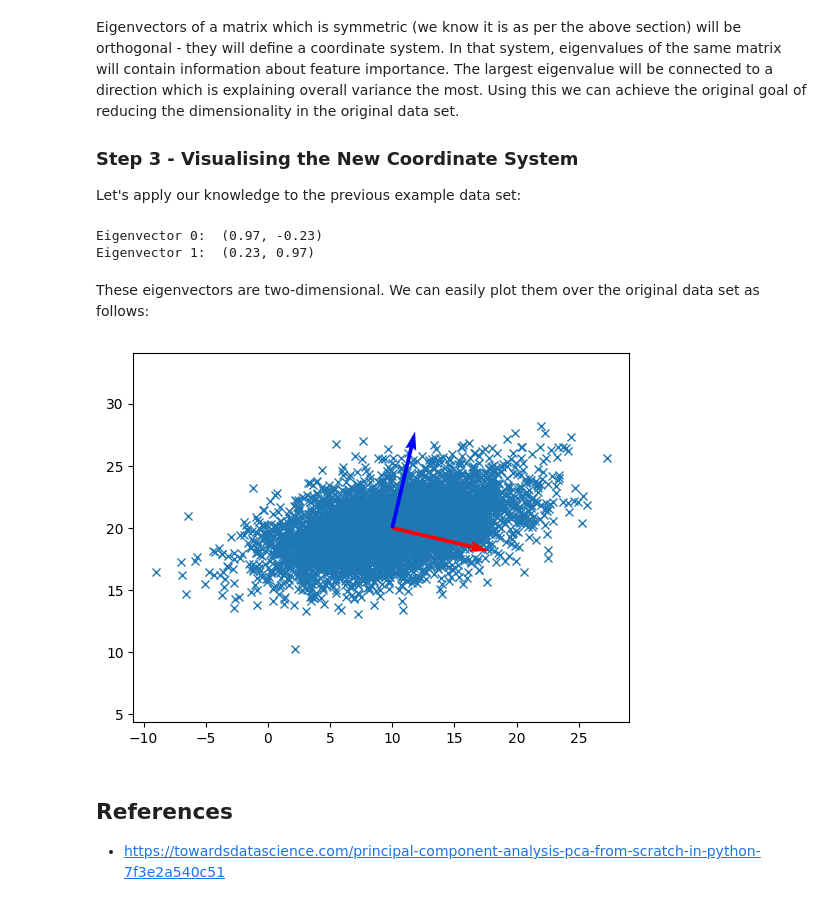
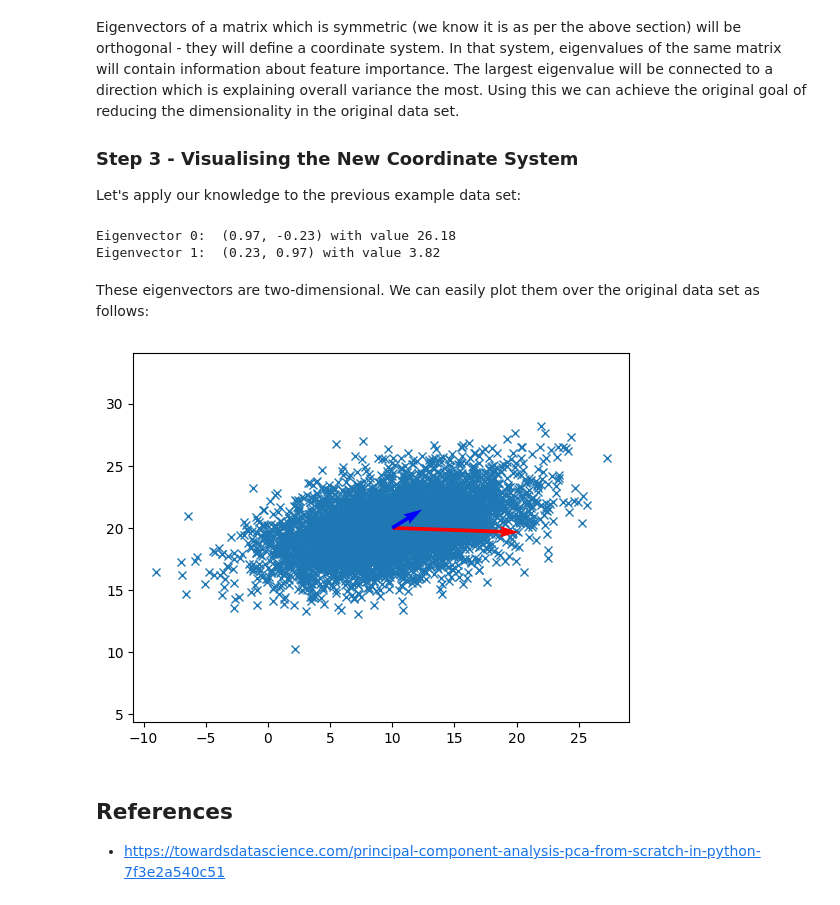
Before and after one commit to Staneesh/efi-pca, a Jupyter notebook: pca.ipynb, the cells around one changed output. Saved outputs shown, nothing was run; the diff lists cells and outputs as text; code cells hidden in the pictures.

```diff
--- a/pca.ipynb
+++ b/pca.ipynb
@@ -76,22 +76,24 @@ def print_vector(v):
     return( "({}, {})" ).format(round(v[ 0 ], 2), round(v[ 1 ], 2))
 # %%
 # Eigenvectors obtained through the decomposition:
-for i, vector in enumerate( vectors ):
-    print( f"Eigenvector {i}:\t{print_vector(vector)}" ) # Using the small helper function defined above
+for i, v in enumerate(zip( vectors, values )):
+    # Using the small helper function defined above
+    print( f"Eigenvector {i}:\t{print_vector(v[ 0 ])} with value {round(v[ 1 ], 2)}" )
 # %% [output]
-Eigenvector 0:  (0.97, -0.23)
-Eigenvector 1:  (0.23, 0.97)
+Eigenvector 0:  (0.97, -0.23) with value 26.18
+Eigenvector 1:  (0.23, 0.97) with value 3.82
 # %% [markdown]
 These eigenvectors are two-dimensional. We can easily plot them over the original data set as follows:
 # %%
 origin = [[means[0], means[0]], [means[1], means[1]]]
 
 plt.plot(x, y, 'x', zorder=1)
 plt.axis('equal')
-plt.quiver(*origin, vectors[:,0], vectors[:,1], color=['r','b'], scale=5, zorder=2)
+plt.quiver(*origin, vectors[:,0]*values[0], vectors[:,1]*values[1],
+           color=['r','b'], scale=100, zorder=2)
 plt.show()
 # %% [output]
-[figure, old version]
+[figure, new version]
 # %% [markdown]
 ## References
 * https://towardsdatascience.com/principal-component-analysis-pca-from-scratch-in-python-7f3e2a540c51
```
